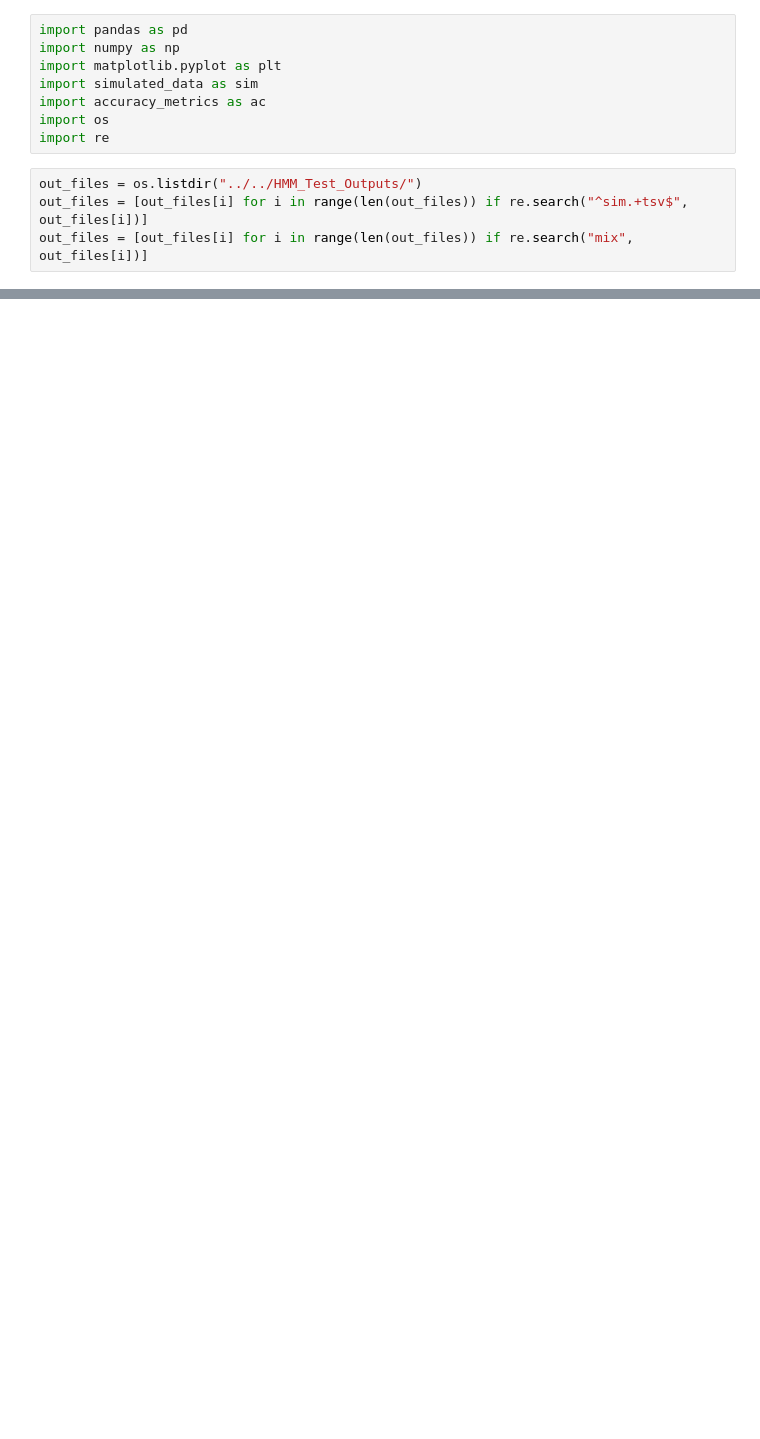
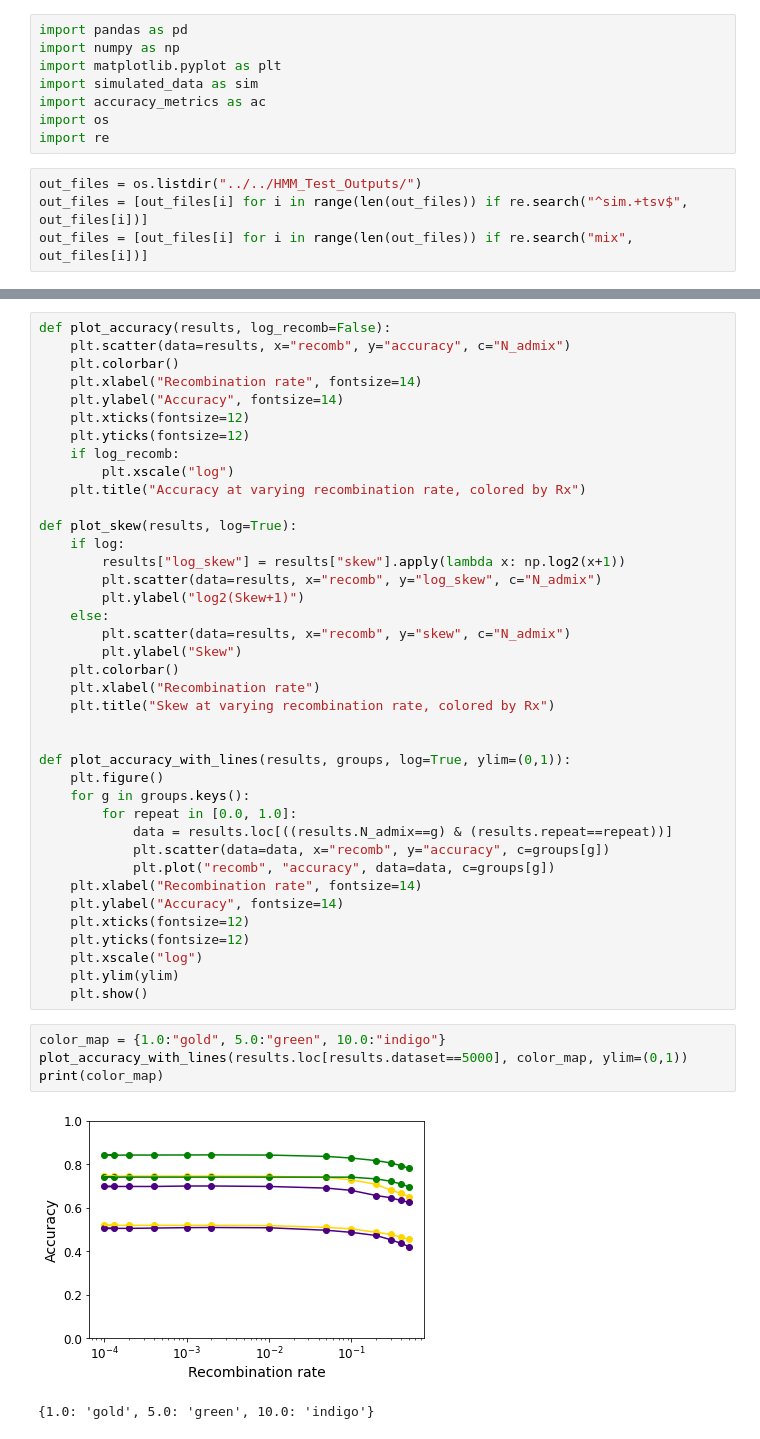
Before and after one commit to sarah-n-wright/ChroMonet, a Jupyter notebook: Accuracy calculations.ipynb, the cells around one changed output, grey strips where cells are left out. Saved outputs shown, nothing was run; the diff lists cells and outputs as text; blank space fills up the shorter version.

```diff
--- a/Accuracy calculations.ipynb
+++ b/Accuracy calculations.ipynb
@@ -60 +89,47 @@ results = pd.DataFrame({"test": out_files, "recomb": recomb_rate, "N_admix":admi
+# %%
+def plot_accuracy(results, log_recomb=False):
+    plt.scatter(data=results, x="recomb", y="accuracy", c="N_admix")
+    plt.colorbar()
+    plt.xlabel("Recombination rate", fontsize=14)
+    plt.ylabel("Accuracy", fontsize=14)
+    plt.xticks(fontsize=12)
+    plt.yticks(fontsize=12)
+    if log_recomb:
+        plt.xscale("log")
+    plt.title("Accuracy at varying recombination rate, colored by Rx")
+
+def plot_skew(results, log=True):
+    if log:
+        results["log_skew"] = results["skew"].apply(lambda x: np.log2(x+1))
+        plt.scatter(data=results, x="recomb", y="log_skew", c="N_admix")
+        plt.ylabel("log2(Skew+1)")
+    else:
+        plt.scatter(data=results, x="recomb", y="skew", c="N_admix")
+        plt.ylabel("Skew")
+    plt.colorbar()
+    plt.xlabel("Recombination rate")
+    plt.title("Skew at varying recombination rate, colored by Rx")
+
+
+def plot_accuracy_with_lines(results, groups, log=True, ylim=(0,1)):
+    plt.figure()
+    for g in groups.keys():
+        for repeat in [0.0, 1.0]:
+            data = results.loc[((results.N_admix==g) & (results.repeat==repeat))]
+            plt.scatter(data=data, x="recomb", y="accuracy", c=groups[g])
+            plt.plot("recomb", "accuracy", data=data, c=groups[g])
+    plt.xlabel("Recombination rate", fontsize=14)
+    plt.ylabel("Accuracy", fontsize=14)
+    plt.xticks(fontsize=12)
+    plt.yticks(fontsize=12)
+    plt.xscale("log")
+    plt.ylim(ylim)
+    plt.show()
+# %%
+color_map = {1.0:"gold", 5.0:"green", 10.0:"indigo"}
+plot_accuracy_with_lines(results.loc[results.dataset==5000], color_map, ylim=(0,1))
+print(color_map)
+# %% [output]
+[figure, added]
+{1.0: 'gold', 5.0: 'green', 10.0: 'indigo'}
 # %%
```
Also changed, not shown: parts of 25 cells of this notebook.
